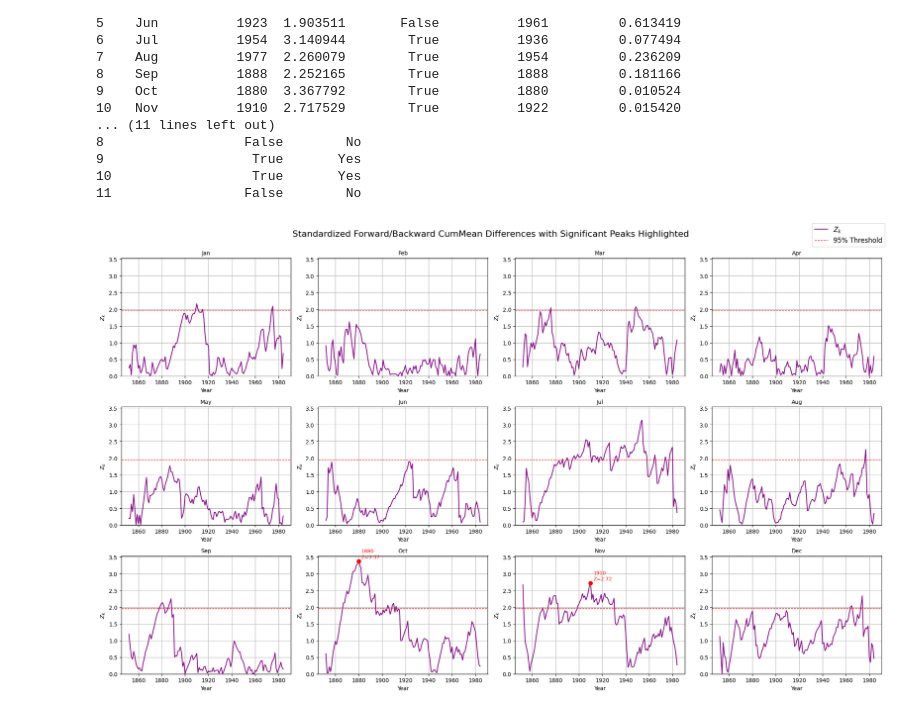
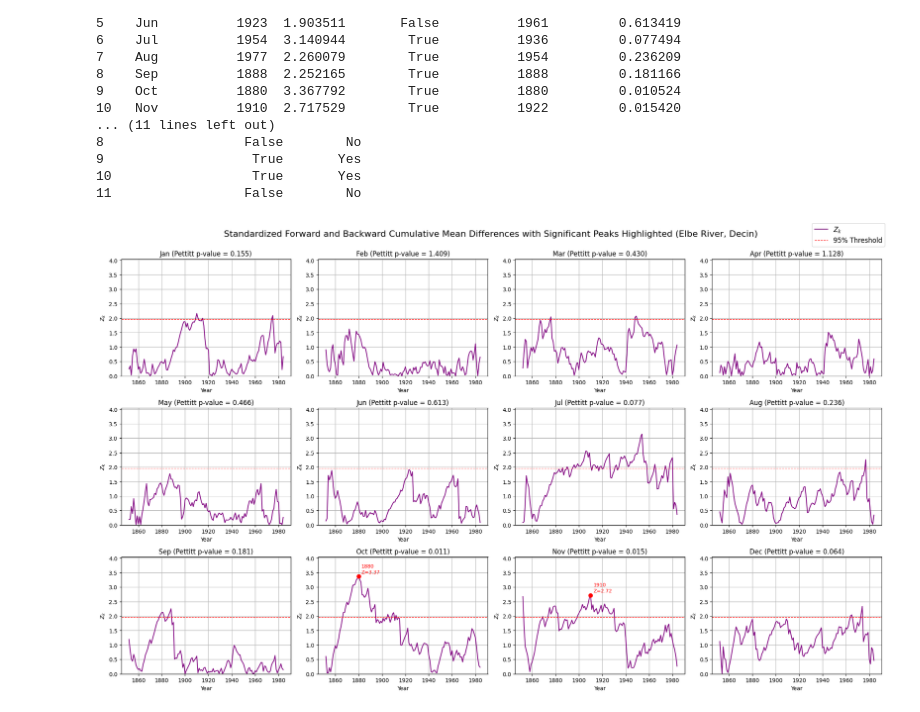
Before and after one commit to Shinyhunter95/Project-6070, a Jupyter notebook: Project_6070.ipynb, the cells around one changed output. Cells and saved outputs as stored; diff of their text form; code cells hidden in the pictures.

```diff
--- a/Project_6070.ipynb
+++ b/Project_6070.ipynb
@@ -61,7 +61,7 @@ for idx, month in enumerate(months):
 
     # Compute and plot rolling mean
     rolling_mean = data.rolling(window=window, center=True).mean()
-    axes[idx].plot(df["Year"], rolling_mean, color='red', linewidth=1.5, label=f'{window}-year rolling mean')
+    axes[idx].plot(df["Year"], rolling_mean, color='red', linewidth=1.5, label=f'{window}-Year Rolling Mean')
 
     # Compute and shade rolling std deviation
     rolling_std = data.rolling(window=window, center=True).std()
@@ -88,7 +88,7 @@ for idx, month in enumerate(months):
 plt.tight_layout(rect=[0, 0, 1, 0.95])
 
 # Main figure title
-plt.suptitle("Monthly Mean Discharge with Rolling Mean and Variability (Elbe River, Decin)", fontsize=16)
+plt.suptitle("Monthly Mean Discharge with Rolling Mean and Variability for Each Month (Elbe River, Decin)", fontsize=16)
 
 # Figure-level legend
 handles, labels = axes[0].get_legend_handles_labels()
@@ -256,12 +256,12 @@ for idx, month in enumerate(months):
 
     # Optional smoothed Z_k
     Z_smooth = pd.Series(Z).rolling(window=5, center=True).mean()
-    axes[idx].plot(df["Year"][1:], Z_smooth, color='orange', linewidth=1.5, label='Smoothed $Z_k$')
+    axes[idx].plot(df["Year"][1:], Z_smooth, color='orange', linewidth=1.5, label=f'{window}-Year Rolling Mean')
 
     # Horizontal 95% threshold
     axes[idx].axhline(1.96, color='red', linestyle='--', linewidth=1, label='95% Threshold')
 
-    axes[idx].set_title(f"{month} (mean={df[month].mean():.1f} m³/s)")
+    axes[idx].set_title(month)
     axes[idx].set_xlabel("Year")
     axes[idx].set_ylabel(r"$Z_k$")
     axes[idx].grid(True)
@@ -270,11 +270,11 @@ for idx, month in enumerate(months):
     axes[idx].set_ylim(0, max_Z * 1.05)
 
 plt.tight_layout(rect=[0,0,1,0.95])
-plt.suptitle("Forward/Backward CumMean Differences with Standardization (Elbe River, Decin)", fontsize=16)
+plt.suptitle("Standardized Forward and Backward Cumulative Mean Differences with Rolling Mean and 95% Threshold for Each Month (Elbe River, Decin)", fontsize=16)
 
 # Figure-level legend
 handles, labels = axes[0].get_legend_handles_labels()
-fig.legend(handles, labels, loc='upper right',bbox_to_anchor=(1.1, 1), fontsize=12)
+fig.legend(handles, labels, loc='upper right', fontsize=9)
 
 plt.show()
 # %% [output]
@@ -300,7 +300,9 @@ def pettitt_test(x):
     K = np.max(np.abs(U))  # max of |U|
     change_point = np.argmax(np.abs(U)) + 1  # +1 because t starts at 1
     p = 2 * np.exp(-6 * K**2 / (N**3 + N**2))  # approximate p-value
-    return change_point, K, p
+    median_before = np.median(x[:change_point])
+    median_after = np.median(x[change_point:])
+    return change_point, K, p, median_before, median_after
 
 # --- Apply Pettitt Test Month by Month ---
 months = df.columns[1:-1]  # assuming first column is 'Year' and last is 'Avg Annual'
@@ -308,17 +310,17 @@ results = []
 
 for month in months:
     data = df[month].values
-    cp, K, p = pettitt_test(data)
-    results.append((month, cp, K, p))
+    cp, K, p, median_before, median_after = pettitt_test(data)
+    results.append((month, cp, K, p, median_before, median_after))
 
 # --- Convert results to DataFrame ---
-results_df = pd.DataFrame(results, columns=['Month', 'Change_Year_Index', 'K', 'p-value'])
+results_df = pd.DataFrame(results, columns=['Month', 'Change_Year_Index', 'K', 'p-value', 'Median Before', 'Median After'])
 
 # Add the actual year corresponding to the change-point index
 results_df['Change_Year'] = results_df['Change_Year_Index'].apply(lambda x: df['Year'].iloc[x])
 
 # Keep only relevant columns
-results_df = results_df[['Month', 'Change_Year', 'K', 'p-value']]
+results_df = results_df[['Month', 'Change_Year', 'K', 'p-value', 'Median Before', 'Median After']]
 
 print(results_df)
 # %% [output]
@@ -399,6 +401,7 @@ axes = axes.flatten()
 for i, month in enumerate(months):
     data = df[month].values
     sigma = std_dev[i]
+    p_value = summary_df.loc[summary_df['Month'] == month, 'Pettitt p-value'].values[0]
 
     # Compute standardized Z_k
     Z = [(N / (k * (N - k)))**(-0.5) * abs(np.mean(data[:k]) - np.mean(data[k:])) / sigma
@@ -409,34 +412,34 @@ for i, month in enumerate(months):
     axes[i].plot(years, Z, color='purple', linewidth=1.5, label='$Z_k$')
 
     # 95% significance threshold
     axes[i].axhline(1.96, color='red', linestyle='--', linewidth=1, label='95% Threshold')
 
     # Highlight only Oct and Nov peaks with annotation
     if month in ['Oct', 'Nov']:
         max_idx = np.argmax(Z)
         peak_year = years.iloc[max_idx]
         peak_val = Z[max_idx]
         axes[i].scatter(peak_year, peak_val, color='red', s=50, zorder=5)
         axes[i].annotate(f"{peak_year}\nZ={peak_val:.2f}",
                          xy=(peak_year, peak_val),
                          xytext=(5, 5),
                          textcoords='offset points',
                          fontsize=9,
                          color='red')
 
-    axes[i].set_title(month, fontsize=10)
+    axes[i].set_title(f"{month} (Pettitt p-value = {p_value:.3f})")
     axes[i].set_xlabel("Year")
     axes[i].set_ylabel(r"$Z_k$")
     axes[i].grid(True)
-    axes[i].set_ylim(0, max_Z * 1.05)
+    axes[i].set_ylim(0, max_Z * 1.2)
 
 plt.tight_layout(rect=[0,0,1,0.95])
-plt.suptitle("Standardized Forward/Backward CumMean Differences with Significant Peaks Highlighted", fontsize=16)
+plt.suptitle("Standardized Forward and Backward Cumulative Mean Differences with Significant Peaks Highlighted (Elbe River, Decin)", fontsize=16)
 
 # Figure-level legend
 handles, labels = axes[0].get_legend_handles_labels()
 fig.legend(handles, labels, loc='upper right', fontsize=12)
 
 plt.show()
 # %% [output]
-[figure, old version]
+[figure, new version]
```
Also changed, not shown: parts of 6 cells of this notebook.
